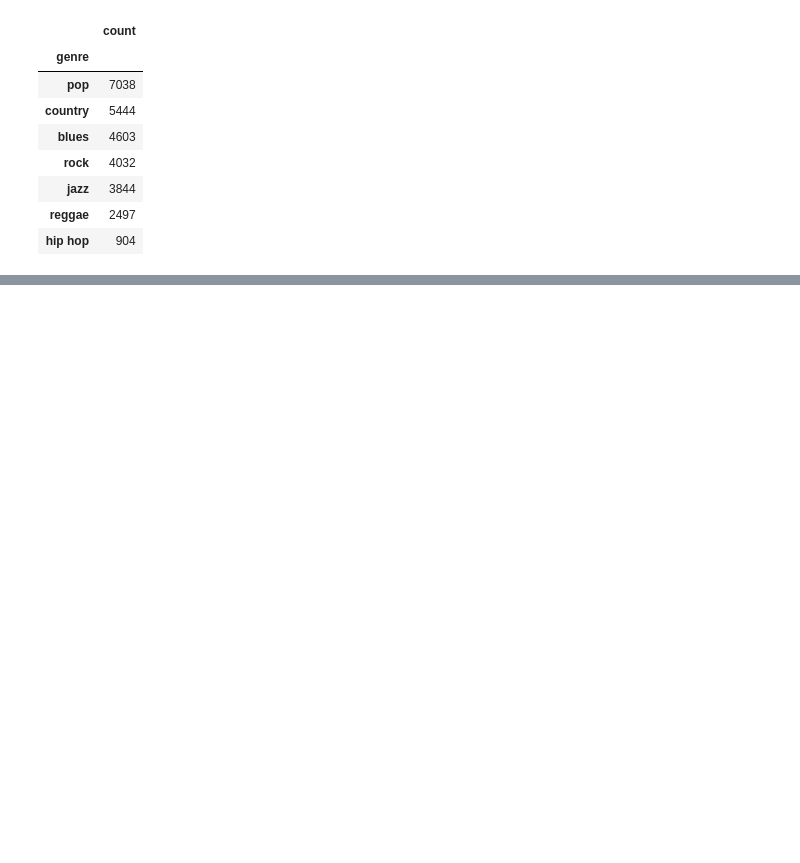
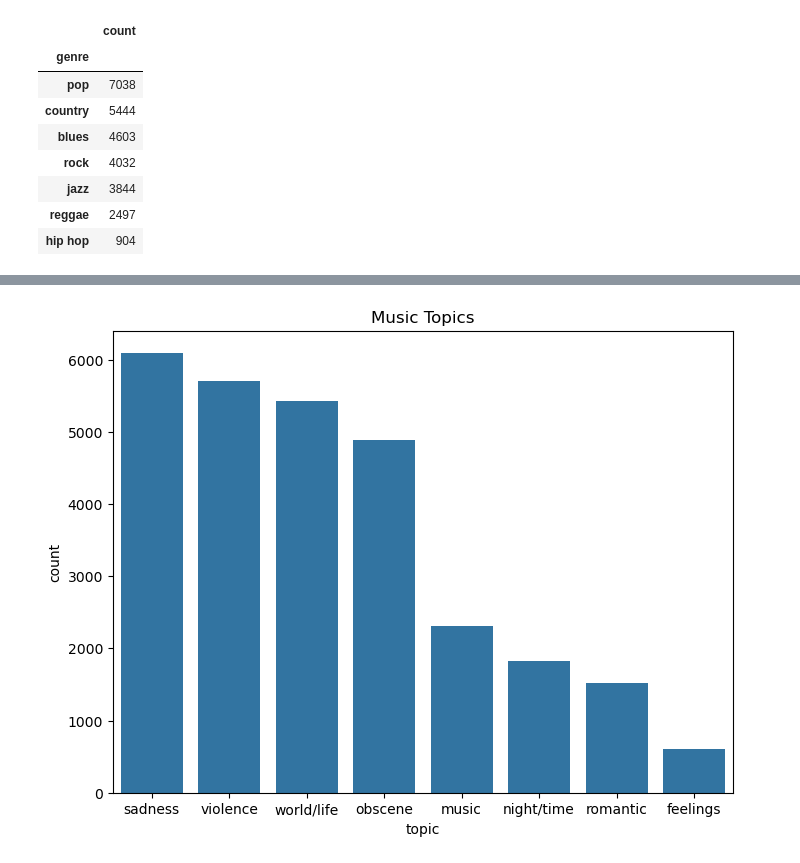
Before and after one commit to MaimunaBawa/Music_Recommendation_Algorithm, a Jupyter notebook: EDA-1.ipynb, the cells around one changed output, grey strips where cells are left out. Drawn from its saved outputs; the diff is of its cells as text; code cells hidden in the pictures; blank space fills up the shorter version.

```diff
--- a/EDA-1.ipynb
+++ b/EDA-1.ipynb
@@ -69,0 +172,11 @@ df_genre.to_frame()
+# %%
+#Get the count of each topic as a DataFrame
+topic_counts = df["topic"].value_counts().reset_index()
+topic_counts.columns = ["topic", "count"]
+#Plot histogram of showing "topic" within dataset
+plt.figure(figsize=(8,6))
+sns.barplot(data = topic_counts,x = "topic",y ="count")
+plt.title("Music Topics",loc= "center")
+plt.show()
+# %% [output]
+[figure, added]
```
Also changed, not shown: parts of 11 cells of this notebook.
